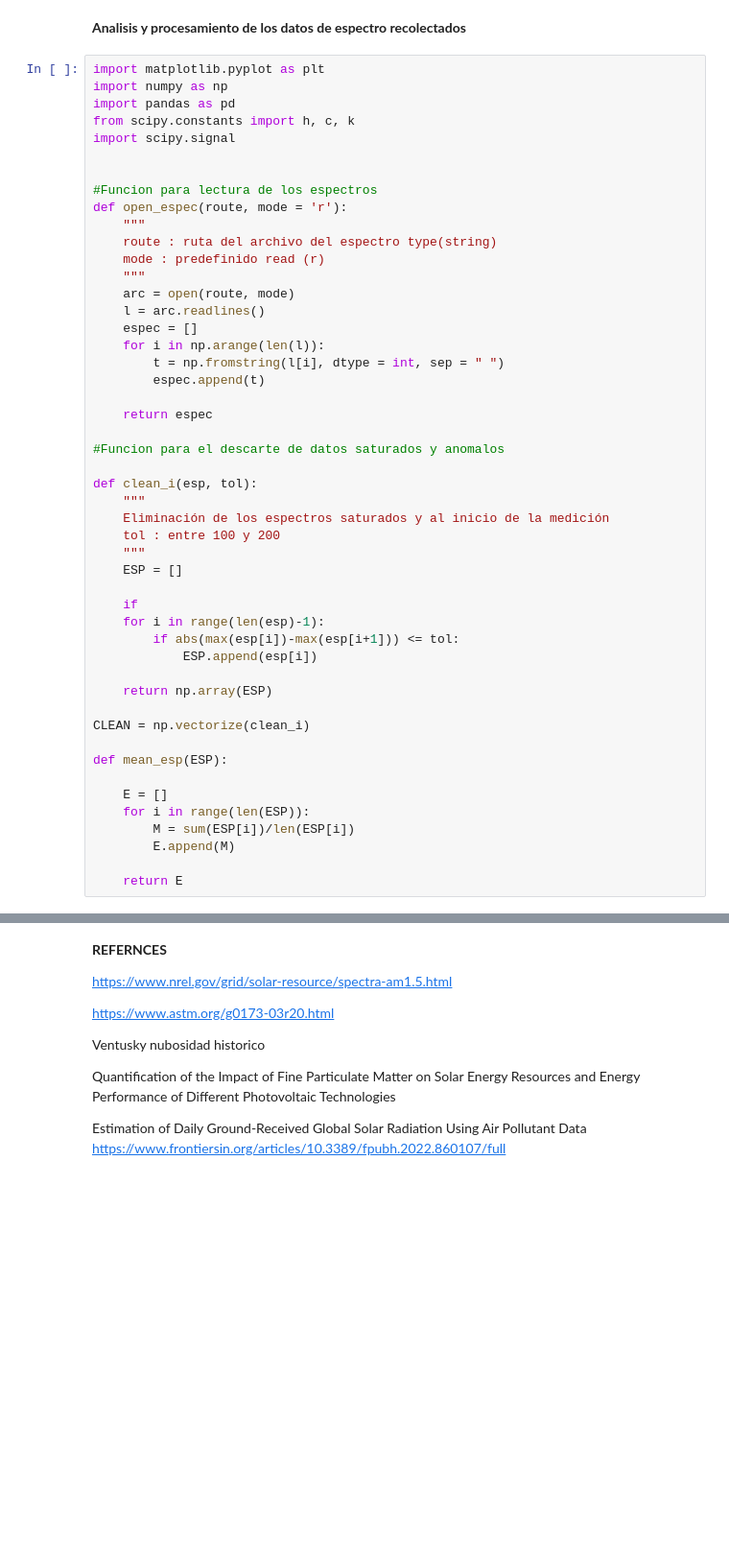
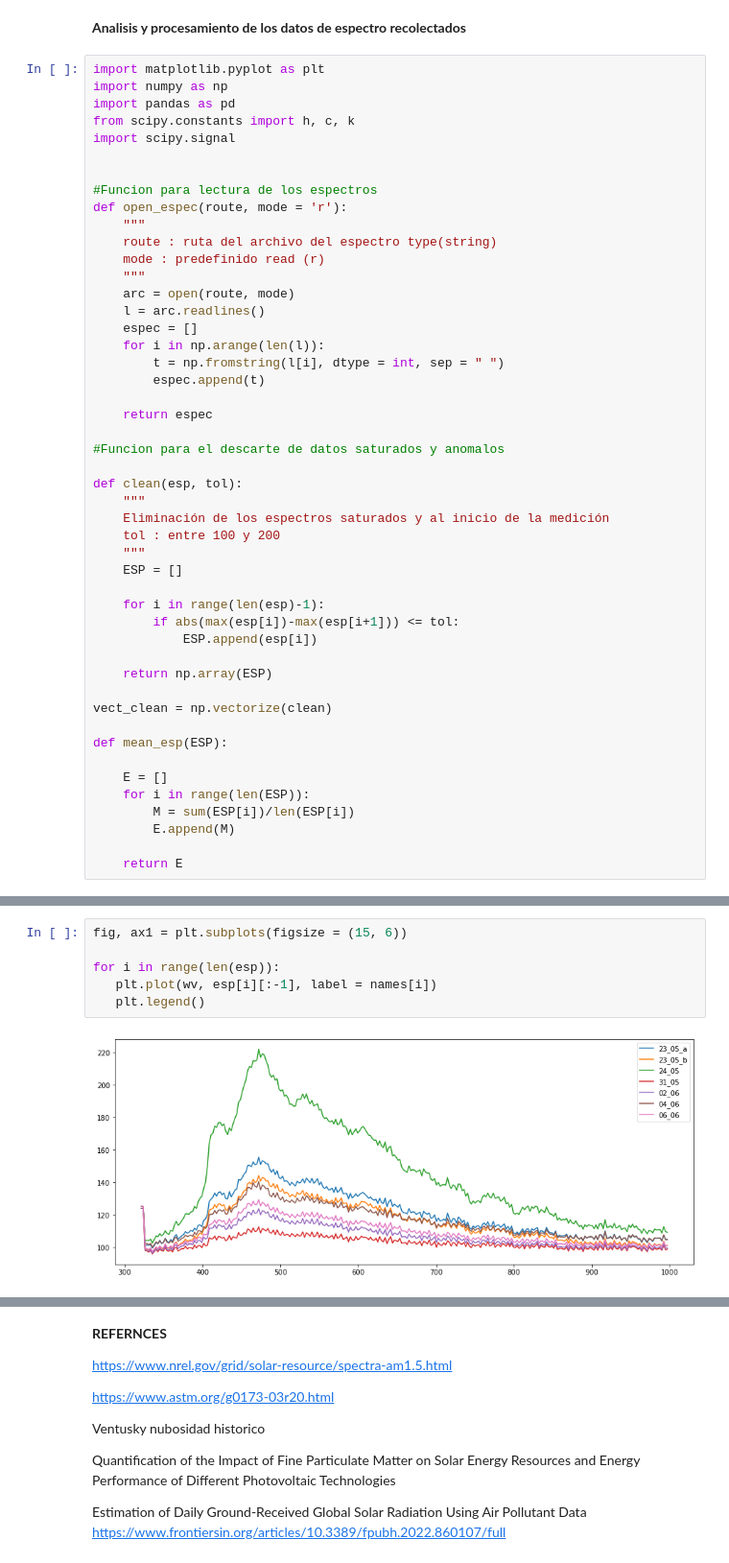
Before and after one commit to jerolg/Fisica_Experimental_IV_2023_1, a Jupyter notebook: PROYECTO_FINAL/data_analysis_notebook.ipynb, the cells around one changed output, grey strips where cells are left out. Shown at 96% size. Drawn from its saved outputs; the diff is of its cells as text; blank space fills up the shorter version.

```diff
--- a/PROYECTO_FINAL/data_analysis_notebook.ipynb
+++ b/PROYECTO_FINAL/data_analysis_notebook.ipynb
@@ -25,21 +25,20 @@ def open_espec(route, mode = 'r'):
 
 #Funcion para el descarte de datos saturados y anomalos
 
-def clean_i(esp, tol):
+def clean(esp, tol):
     """
     Eliminación de los espectros saturados y al inicio de la medición
     tol : entre 100 y 200
     """
     ESP = []
 
-    if
     for i in range(len(esp)-1):
         if abs(max(esp[i])-max(esp[i+1])) <= tol:
             ESP.append(esp[i])
 
     return np.array(ESP)
 
-CLEAN = np.vectorize(clean_i)
+vect_clean = np.vectorize(clean)
 
 def mean_esp(ESP):
 
@@ -96,2 +80,10 @@ ax2.plot(wv, prom_C[:-1])
+# %%
+fig, ax1 = plt.subplots(figsize = (15, 6))
+
+for i in range(len(esp)):
+   plt.plot(wv, esp[i][:-1], label = names[i])
+   plt.legend()
+# %% [output]
+[figure, added]
 # %%
 #FILTRO PASO BAJO PARA DATOS CON MUCHO RUIDO
```
Also changed, not shown: parts of 5 cells of this notebook.
